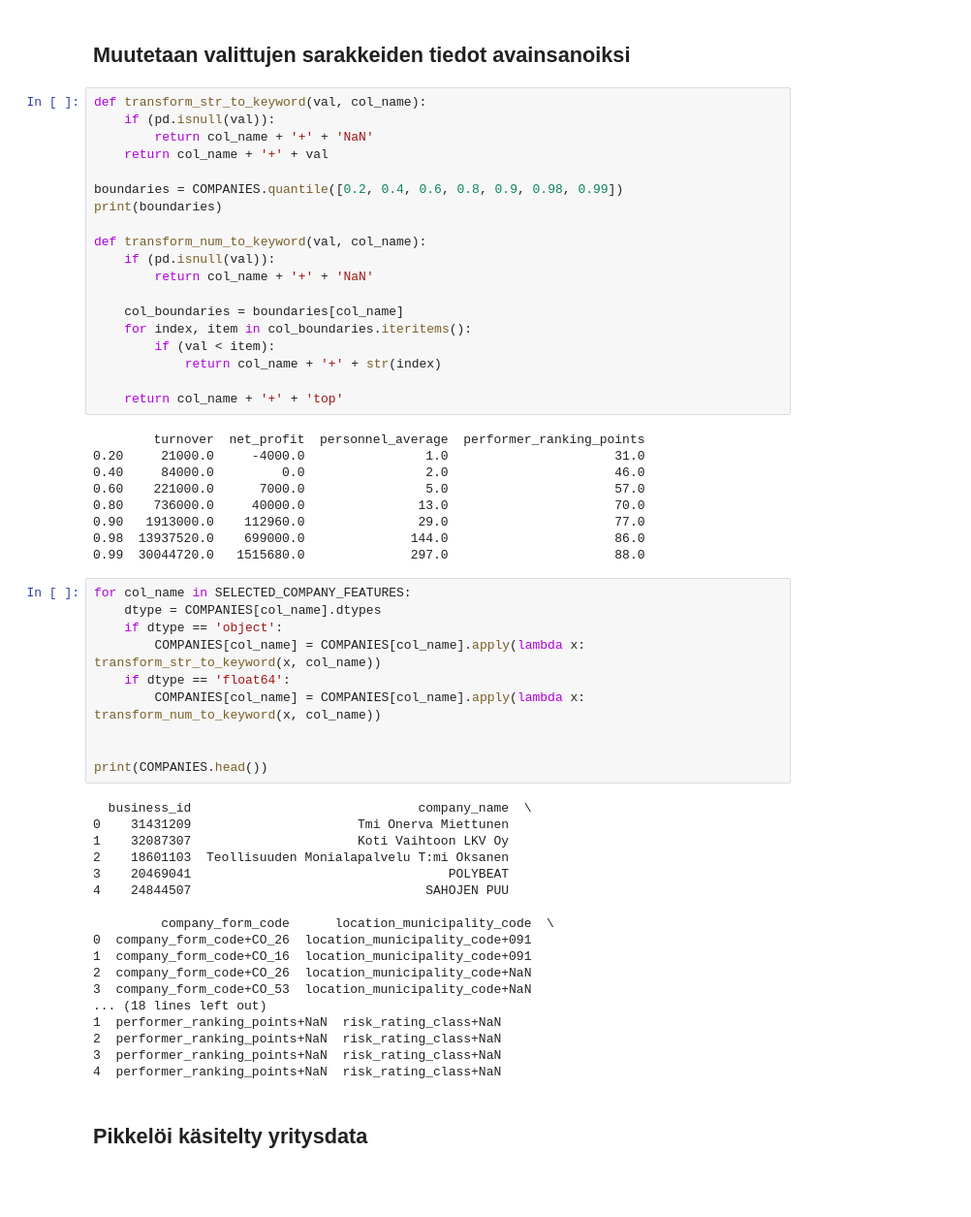
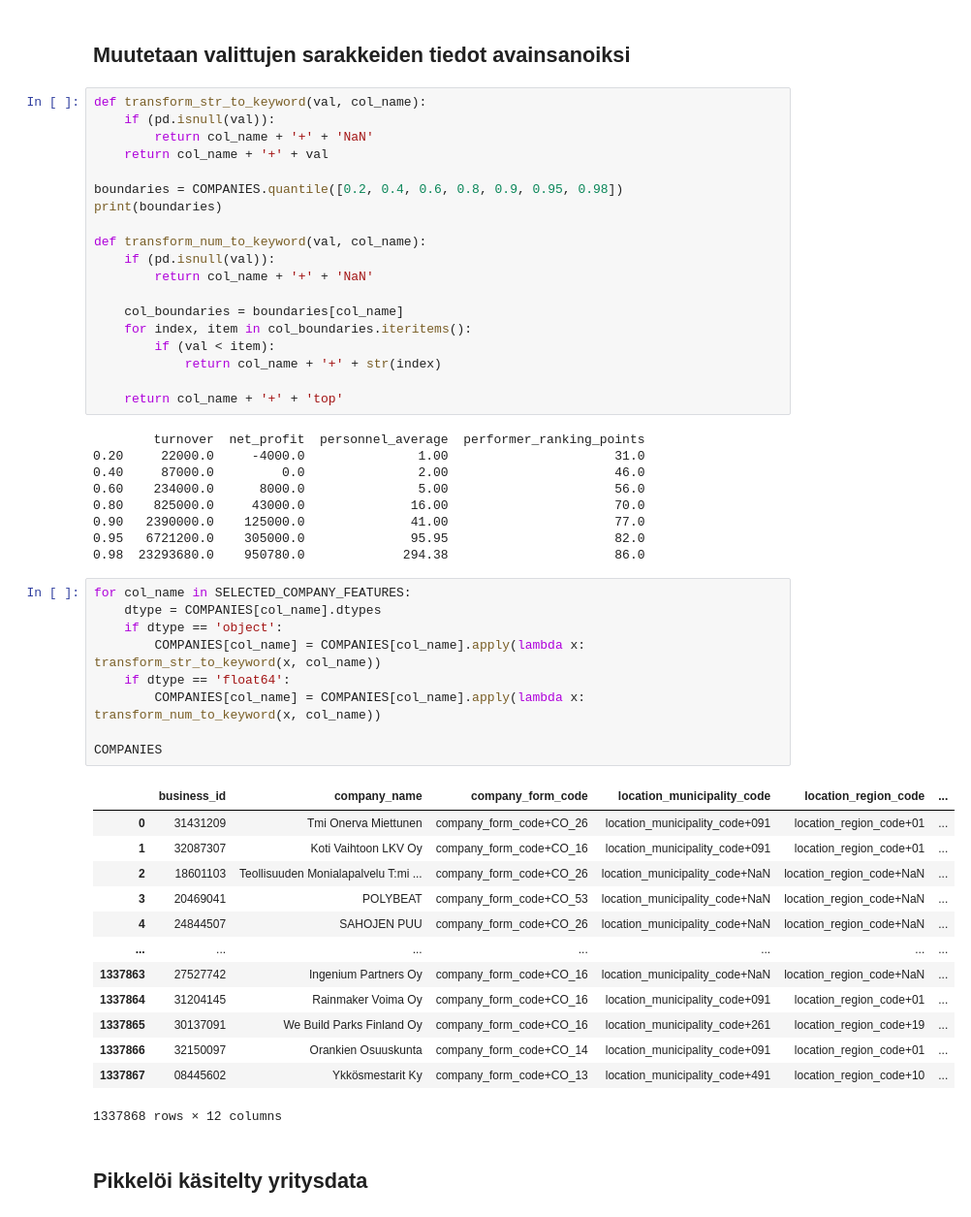
Before and after one commit to sakasute/masters-thesis-code, a Jupyter notebook: jupyter/code/finished_iterations/iteration2/proto2_data_prep.ipynb, the cells around one changed output. Shown: that part at 97% size. Drawn from its saved outputs; the diff is of its cells as text; blank space fills up the shorter version.

```diff
--- a/jupyter/code/finished_iterations/iteration2/proto2_data_prep.ipynb
+++ b/jupyter/code/finished_iterations/iteration2/proto2_data_prep.ipynb
@@ -150,7 +187,7 @@ def transform_str_to_keyword(val, col_name):
         return col_name + '+' + 'NaN'
     return col_name + '+' + val
 
-boundaries = COMPANIES.quantile([0.2, 0.4, 0.6, 0.8, 0.9, 0.98, 0.99])
+boundaries = COMPANIES.quantile([0.2, 0.4, 0.6, 0.8, 0.9, 0.95, 0.98])
 print(boundaries)
 
 def transform_num_to_keyword(val, col_name):
@@ -165,41 +202,36 @@ def transform_num_to_keyword(val, col_name):
     return col_name + '+' + 'top'
 # %% [output]
         turnover  net_profit  personnel_average  performer_ranking_points
-0.20     21000.0     -4000.0                1.0                      31.0
-0.40     84000.0         0.0                2.0                      46.0
-0.60    221000.0      7000.0                5.0                      57.0
-0.80    736000.0     40000.0               13.0                      70.0
-0.90   1913000.0    112960.0               29.0                      77.0
-0.98  13937520.0    699000.0              144.0                      86.0
-0.99  30044720.0   1515680.0              297.0                      88.0
+0.20     22000.0     -4000.0               1.00                      31.0
+0.40     87000.0         0.0               2.00                      46.0
+0.60    234000.0      8000.0               5.00                      56.0
+0.80    825000.0     43000.0              16.00                      70.0
+0.90   2390000.0    125000.0              41.00                      77.0
+0.95   6721200.0    305000.0              95.95                      82.0
+0.98  23293680.0    950780.0             294.38                      86.0
 # %%
 for col_name in SELECTED_COMPANY_FEATURES:
     dtype = COMPANIES[col_name].dtypes
     if dtype == 'object':
         COMPANIES[col_name] = COMPANIES[col_name].apply(lambda x: transform_str_to_keyword(x, col_name))
     if dtype == 'float64':
         COMPANIES[col_name] = COMPANIES[col_name].apply(lambda x: transform_num_to_keyword(x, col_name))
 
-
-print(COMPANIES.head())
+COMPANIES
 # %% [output]
+|  | business_id | company_name | company_form_code | location_municipality_code | location_region_code | ... |
+| 0 | 31431209 | Tmi Onerva Miettunen | company_form_code+CO_26 | location_municipality_code+091 | location_region_code+01 | ... |
+| 1 | 32087307 | Koti Vaihtoon LKV Oy | company_form_code+CO_16 | location_municipality_code+091 | location_region_code+01 | ... |
+| 2 | 18601103 | Teollisuuden Monialapalvelu T:mi ... | company_form_code+CO_26 | location_municipality_code+NaN | location_region_code+NaN | ... |
+| 3 | 20469041 | POLYBEAT | company_form_code+CO_53 | location_municipality_code+NaN | location_region_code+NaN | ... |
+| 4 | 24844507 | SAHOJEN PUU | company_form_code+CO_26 | location_municipality_code+NaN | location_region_code+NaN | ... |
+| ... | ... | ... | ... | ... | ... | ... |
+| 1337863 | 27527742 | Ingenium Partners Oy | company_form_code+CO_16 | location_municipality_code+NaN | location_region_code+NaN | ... |
+| 1337864 | 31204145 | Rainmaker Voima Oy | company_form_code+CO_16 | location_municipality_code+091 | location_region_code+01 | ... |
+| 1337865 | 30137091 | We Build Parks Finland Oy | company_form_code+CO_16 | location_municipality_code+261 | location_region_code+19 | ... |
+| 1337866 | 32150097 | Orankien Osuuskunta | company_form_code+CO_14 | location_municipality_code+091 | location_region_code+01 | ... |
+| 1337867 | 08445602 | Ykkösmestarit Ky | company_form_code+CO_13 | location_municipality_code+491 | location_region_code+10 | ... |
-  business_id                              company_name  \
-0    31431209                      Tmi Onerva Miettunen
-1    32087307                      Koti Vaihtoon LKV Oy
-2    18601103  Teollisuuden Monialapalvelu T:mi Oksanen
-3    20469041                                  POLYBEAT
-4    24844507                               SAHOJEN PUU
-
-         company_form_code      location_municipality_code  \
-0  company_form_code+CO_26  location_municipality_code+091
-1  company_form_code+CO_16  location_municipality_code+091
-2  company_form_code+CO_26  location_municipality_code+NaN
-3  company_form_code+CO_53  location_municipality_code+NaN
-... (18 lines left out)
-1  performer_ranking_points+NaN  risk_rating_class+NaN
-2  performer_ranking_points+NaN  risk_rating_class+NaN
-3  performer_ranking_points+NaN  risk_rating_class+NaN
-4  performer_ranking_points+NaN  risk_rating_class+NaN
+1337868 rows × 12 columns
 # %% [markdown]
 ## Pikkelöi käsitelty yritysdata
 # %%
```
Also changed, not shown: parts of 8 cells of this notebook.
